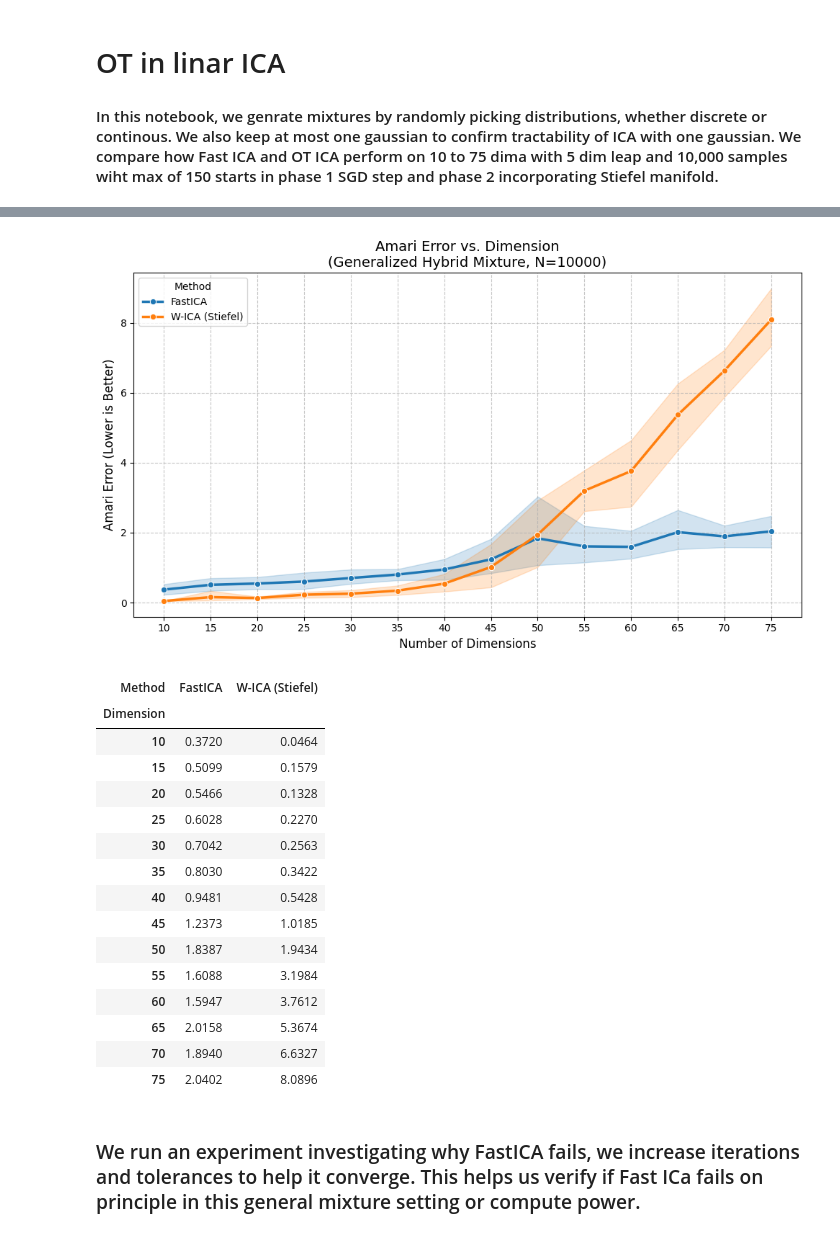
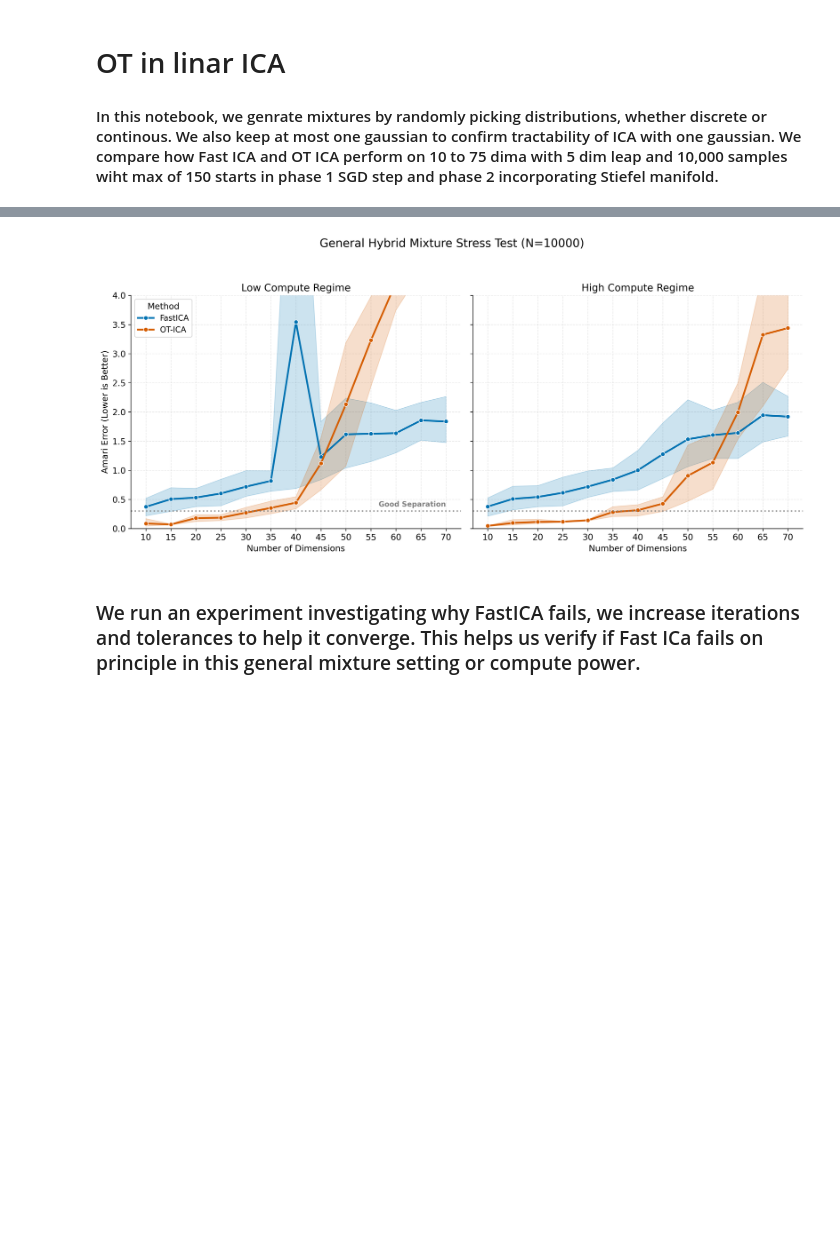
Before and after one commit to ashutoshjha3103/ot_in_linear_ica, a Jupyter notebook: exp/discrete&continous_OT_vs_Fast_ICA.ipynb, the cells around one changed output, grey strips where cells are left out. Cells and saved outputs as stored; diff of their text form; code cells hidden in the pictures; blank space fills up the shorter version.

Commit message:
hybrid mixture tests

```diff
--- a/exp/discrete&continous_OT_vs_Fast_ICA.ipynb
+++ b/exp/discrete&continous_OT_vs_Fast_ICA.ipynb
@@ -202,33 +243,61 @@ Testing Dimensions: [10, 15, 20, 25, 30, 35, 40, 45, 50, 55, 60, 65, 70, 75]
 # %%
-plt.figure(figsize=(10, 6))
-sns.lineplot(data=df_general, x='Dimension', y='Amari Error', hue='Method', marker='o', linewidth=2.5)
-plt.title(f"Amari Error vs. Dimension\n(Generalized Hybrid Mixture, N={N_SAMPLES})", fontsize=14)
-plt.ylabel("Amari Error (Lower is Better)", fontsize=12)
-plt.xlabel("Number of Dimensions", fontsize=12)
-plt.xticks(DIMENSIONS)
-plt.grid(True, linestyle='--', alpha=0.7)
+# ==========================================
+# 4. Plotting the Results
+# ==========================================
+# Ensure theme is applied first
+set_thesis_theme()
+
+# --- Side-by-Side Plotting ---
+fig, axes = plt.subplots(1, 2, figsize=(14, 6), sharey=True)
+palette = {'FastICA': '#0173B2', 'OT-ICA': '#D55E00'}
+
+for idx, comp in enumerate(COMPUTE_LEVELS):
+    sns.lineplot(
+        data=df_general[df_general['Compute Level'] == comp],
+        x='Dimension', y='Amari Error', hue='Method',
+        palette=palette, marker='o', linewidth=2.5, ax=axes[idx]
+    )
+
+    # Force grid to appear
+    axes[idx].grid(True, linestyle='--', alpha=0.3)
+
+    axes[idx].set_title(f"{comp} Regime", fontsize=14)
+    axes[idx].set_xlabel("Number of Dimensions", fontsize=12)
+    axes[idx].set_xticks(DIMENSIONS)
+
+    # The dotted gray line
+    axes[idx].axhline(0.3, color='gray', linestyle=':', alpha=0.8, linewidth=2)
+
+    # Add text to the first graph (Left Plot)
+    if idx == 0:
+        axes[idx].set_ylabel("Amari Error (Lower is Better)", fontsize=12)
+        axes[idx].legend(title='Method', loc='upper left')
+
+        # Annotation: x is the max dimension, y is slightly above the line
+        axes[idx].text(
+            x=max(DIMENSIONS), y=0.35,
+            s='Good Separation',
+            color='gray',
+            fontsize=10,
+            fontweight='bold',
+            ha='right',          # Horizontal alignment: Right
+            va='bottom'          # Vertical alignment: Bottom
+        )
+    else:
+        axes[idx].set_ylabel("")
+        if axes[idx].get_legend(): axes[idx].get_legend().remove()
+
+# Apply Y-limit and 0.5 ticks
+plt.ylim(0, 4)
+from matplotlib.ticker import MultipleLocator
+axes[0].yaxis.set_major_locator(MultipleLocator(0.5))
+
+fig.suptitle(f"General Hybrid Mixture Stress Test (N={N_SAMPLES})", fontsize=16, y=1.05)
 plt.tight_layout()
+plt.savefig('hybrid_mixture_amari_compute.png', dpi=300, bbox_inches='tight')
 plt.show()
-
-display(df_general.groupby(['Dimension', 'Method'])['Amari Error'].mean().unstack().round(4))
 # %% [output]
-[figure, old version]
+[figure, new version]
-| Method | FastICA | W-ICA (Stiefel) |
-| Dimension |  |  |
-| 10 | 0.3720 | 0.0464 |
-| 15 | 0.5099 | 0.1579 |
-| 20 | 0.5466 | 0.1328 |
-| 25 | 0.6028 | 0.2270 |
-| 30 | 0.7042 | 0.2563 |
-| 35 | 0.8030 | 0.3422 |
-| 40 | 0.9481 | 0.5428 |
-| 45 | 1.2373 | 1.0185 |
-| 50 | 1.8387 | 1.9434 |
-| 55 | 1.6088 | 3.1984 |
-| 60 | 1.5947 | 3.7612 |
-| 65 | 2.0158 | 5.3674 |
-| 70 | 1.8940 | 6.6327 |
-| 75 | 2.0402 | 8.0896 |
 # %% [markdown]
 ### We run an experiment investigating why FastICA fails, we increase iterations and tolerances to help it converge. This helps us verify if Fast ICa fails on principle in this general mixture setting or compute power.
 # %%
```
Also changed, not shown: parts of 4 cells of this notebook, 2 other files.
